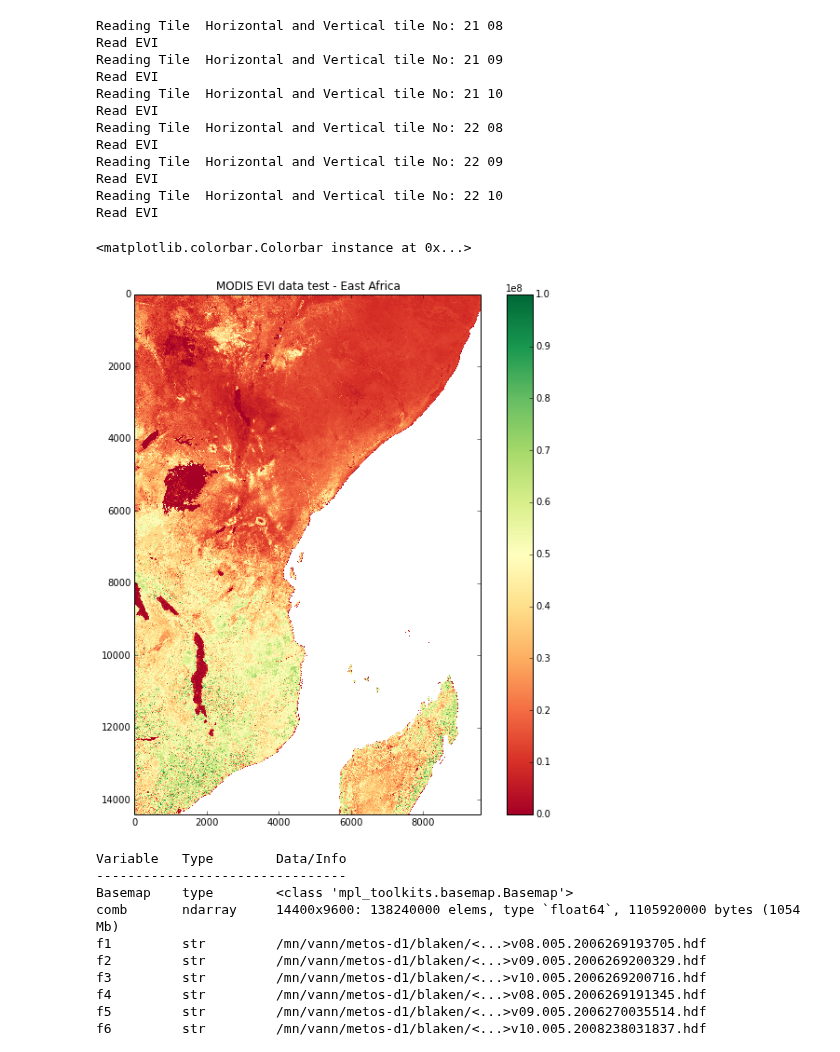
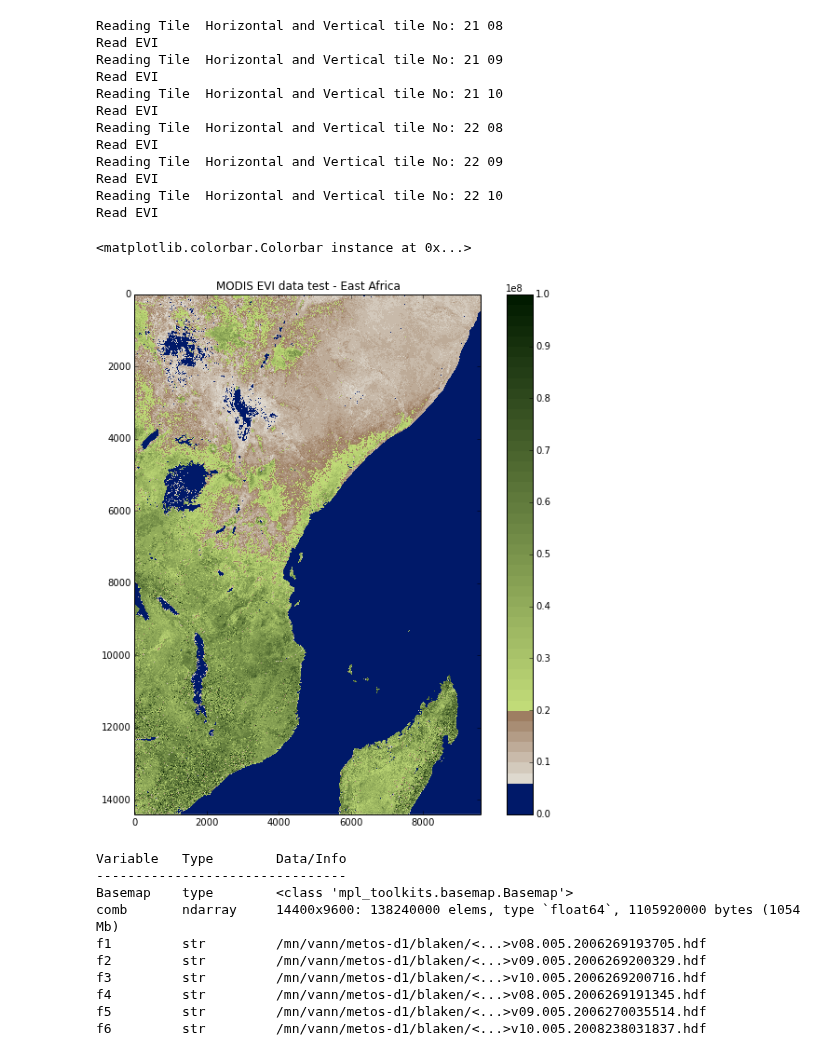
Before and after one commit to benlaken/Nbks, a Jupyter notebook: Veg_work.ipynb, the cells around one changed output. Saved outputs shown, nothing was run; the diff lists cells and outputs as text; code cells hidden in the pictures.

Commit message:
color scheme correceted

```diff
--- a/Veg_work.ipynb
+++ b/Veg_work.ipynb
@@ -225,0 +205,40 @@ m.drawrivers()
+# %%
+cdict = {
+  'red'  :  ( (0.0, 0.25, .25), (0.02, .59, .59), (1., 1., 1.)),
+  'green':  ( (0.0, 0.0, 0.0), (0.02, .45, .45), (1., .97, .97)),
+  'blue' :  ( (0.0, 1.0, 1.0), (0.02, .75, .75), (1., 0.45, 0.45))
+}
+
+cm_ben = matplotlib.colors.LinearSegmentedColormap('my_colormap', cdict, 1024)
+# %%
+import numpy as np
+import matplotlib.pyplot as plt
+import matplotlib.colors as mcolors
+
+
+def make_colormap(seq):
+    """Return a LinearSegmentedColormap
+    seq: a sequence of floats and RGB-tuples. The floats should be increasing
+    and in the interval (0,1).
+    """
+    seq = [(None,) * 3, 0.0] + list(seq) + [1.0, (None,) * 3]
+    cdict = {'red': [], 'green': [], 'blue': []}
+    for i, item in enumerate(seq):
+        if isinstance(item, float):
+            r1, g1, b1 = seq[i - 1]
+            r2, g2, b2 = seq[i + 1]
+            cdict['red'].append([item, r1, r2])
+            cdict['green'].append([item, g1, g2])
+            cdict['blue'].append([item, b1, b2])
+    return mcolors.LinearSegmentedColormap('CustomMap', cdict, 50)
+
+
+c = mcolors.ColorConverter().to_rgb
+nasa_evi_cm = make_colormap(
+    [c('#001969'), 0.05, c('#E4E1D8'), c('#957254'), 0.2, c('#C2DC79'), c('#011B00')])
+N = 1000
+array_dg = np.random.uniform(0, 10, size=(N, 2))
+colors = np.random.uniform(0, 1, size=(N,))
+plt.pcolor(np.random.rand(10,10), cmap=nasa_evi_cm)
+plt.colorbar()
+plt.show()
@@ -260,12 +327,12 @@ comb = np.concatenate((left,right),axis=1)
 # %%
 # Test Plot
 fig = plt.figure(figsize=(10, 10))
-plt.imshow(comb,interpolation='none',vmin=0.0,vmax=100000000.0,cmap=cm.RdYlGn)
+plt.imshow(comb,interpolation='none',vmin=0.0,vmax=100000000.0,cmap=nasa_evi_cm)
 plt.title('MODIS EVI data test - East Africa')
 plt.colorbar()
 # %% [output]
 <matplotlib.colorbar.Colorbar instance at 0x...>
-[figure, old version]
+[figure, new version]
 # %%
 whos
 # %% [output]
```
Also changed, not shown: parts of 13 cells of this notebook.
